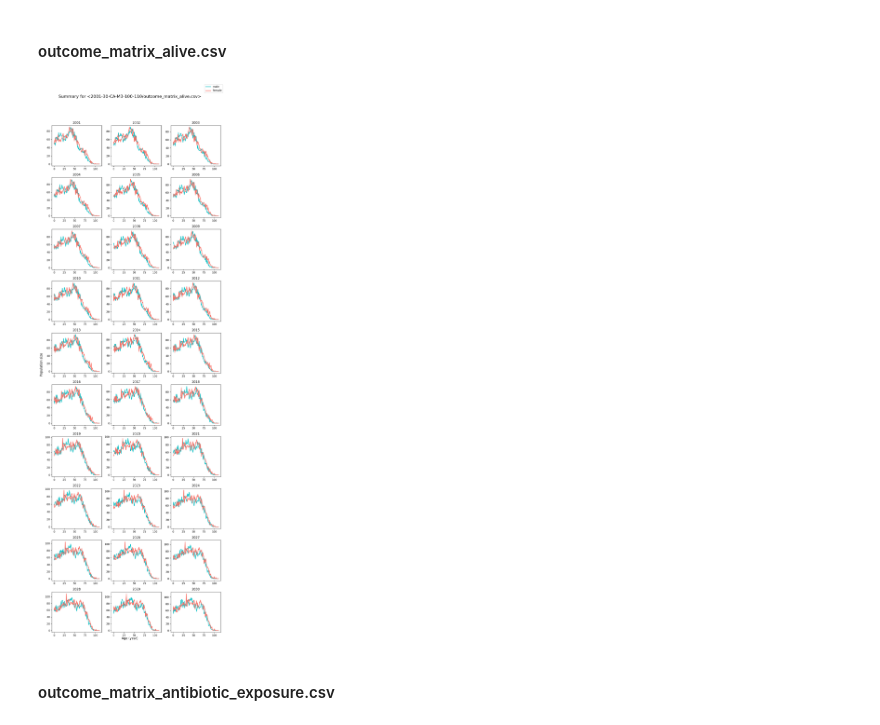
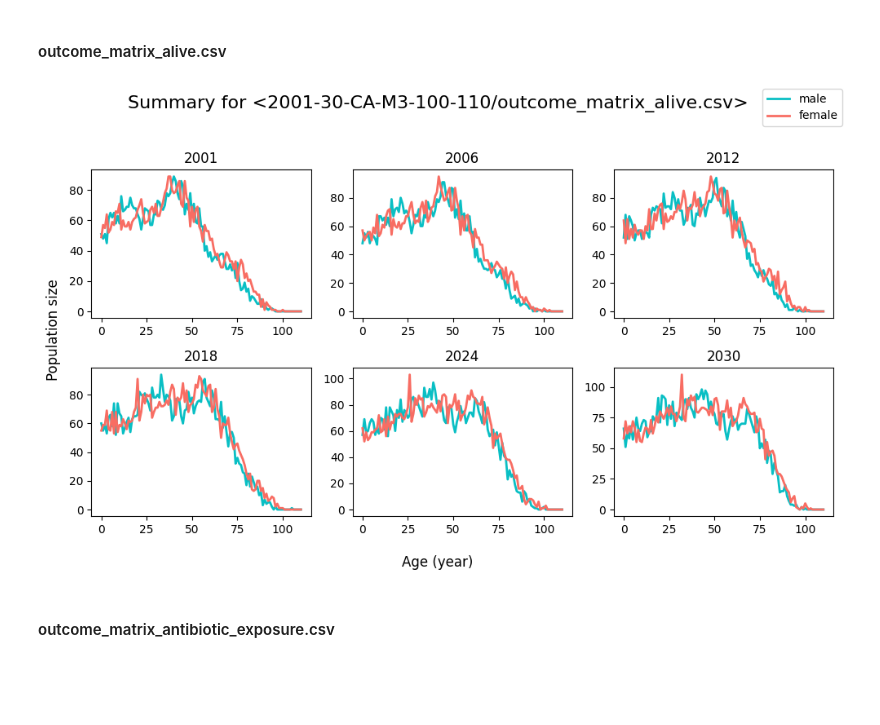
Before and after one commit to resplab/leap, a Jupyter notebook: output_visualizations.ipynb, the cells around one changed output. Drawn from its saved outputs; the diff is of its cells as text; code cells hidden in the pictures; blank space fills up the shorter version.

Commit message:
add option to choose number of plots to show

```diff
--- a/output_visualizations.ipynb
+++ b/output_visualizations.ipynb
@@ -103,6 +105,7 @@ def plot_simulation_csv(
     run_bundle_name: str,
     path_output: str,
     outcome_matrix_csv_name: str,
+    num_graphs : int = 6,
     user_linewidth: int = 2
 ):
     """Plots the simulation results from a CSV file.
@@ -111,12 +114,14 @@ def plot_simulation_csv(
     showing the number of alive individuals by age for each year, separated by sex.
 
     Args:
-        run_bundle_name:
+        run_bundle_name: str
             The name of the simulation run bundle, which is used to locate the CSV file.
-        path_output:
+
+        path_output: str
             The path to the output folder containin the simulation run results.
-        outcome_matrix_csv_name:
-            The suffix name of the CSV file containing the simulation data.
+
+        outcome_matrix_csv_name: str
+        - The suffix name of the CSV file containing the simulation data.
             Must be one of the following:
             - 'alive',
             - 'antibiotic_exposure'
@@ -135,7 +140,10 @@ def plot_simulation_csv(
             - 'immigration'
             - 'utility'
 
-        user_linewidth:
+        num_graphs: int
+            The number of plots to display, where each plot corresponds to one year. The number is truncated to be in range [1, years_in_simulation]. (default is 6 or less if under 6 years present in simullation)
+
+        user_linewidth: int
             The width of the lines in the plot (default is 2).
 
     Returns:
@@ -151,18 +159,36 @@ def plot_simulation_csv(
     csv_file_path = pathlib.Path(path_output, f"{run_bundle_name}/outcome_matrix_{outcome_matrix_csv_name}.csv").resolve()
     df_outcome: pd.DataFrame = pd.read_csv(csv_file_path)
 
-    # Figure Parameters
+    # Get all unique years in simulation
     years = df_outcome["year"].unique()
+
+    # Determine number of graphs to show
+    graphs_to_show = min(num_graphs, len(years))
+    # Pick graphs_to_show evenly spaced elements from years
+    if graphs_to_show > 1:
+        indices = np.linspace(0, len(years) - 1, graphs_to_show, dtype=int)
+    else:
+        indices = [0]
+    years_to_show = [years[i] for i in indices]
+
+    # Figure parameters
     num_cols = 3
     # Dynamically calculate number of rows based on number of years and number of columns
-    num_rows = math.ceil(len(years) / num_cols)
+    num_rows = math.ceil(len(years_to_show) / num_cols)
 
     # Set up figure and axes
     fig, axs = plt.subplots(nrows=num_rows, ncols=num_cols, figsize=(10, 3 * num_rows))
 
-    for i, year in enumerate(years):
+    # Loop to create plots
+    for i, year in enumerate(years_to_show):
         # Index axis to be in 2D grid of size (num_rows x num_cols) using i
-        ax: plt.Axes = axs[i // num_cols][i % num_cols]
+        # Determine the current axis
+        if num_rows == 1 and num_cols == 1:
+            ax: plt.Axes = axs
+        elif num_rows == 1 or num_cols == 1:
+            ax: plt.Axes= axs[i]
+        else:
+            ax: plt.Axes = axs[i // num_cols][i % num_cols]
 
         # Filter simulation data by current year
         df_outcome_modified = df_outcome[df_outcome["year"] == year]
@@ -205,9 +231,9 @@ def plot_simulation_csv(
 # %% [markdown]
 #### outcome_matrix_alive.csv
 # %%
-plot_simulation_csv(RUN_BUNDLE_NAME, PATH_OUTPUT, 'alive', 2)
+plot_simulation_csv(RUN_BUNDLE_NAME, PATH_OUTPUT, 'alive', num_graphs=6, user_linewidth=2)
 # %% [output]
-[figure, old version]
+[figure, new version]
 # %% [markdown]
 #### outcome_matrix_antibiotic_exposure.csv
 # %%
```
Also changed, not shown: parts of 3 cells of this notebook.
